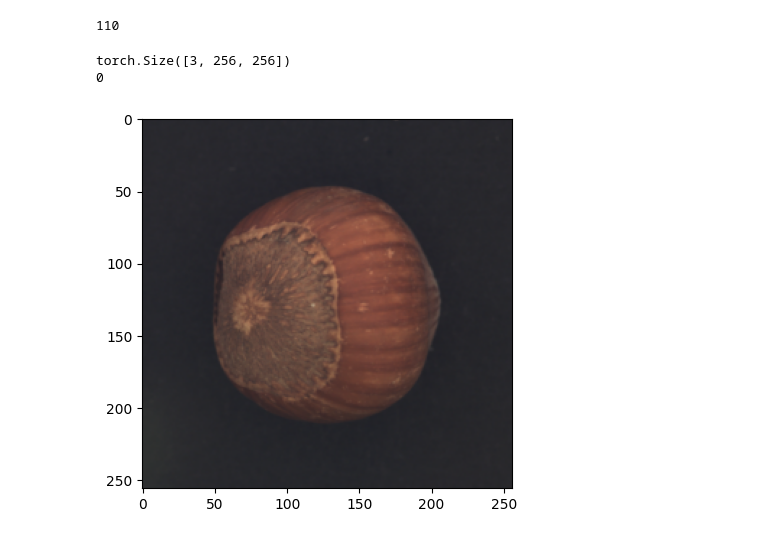
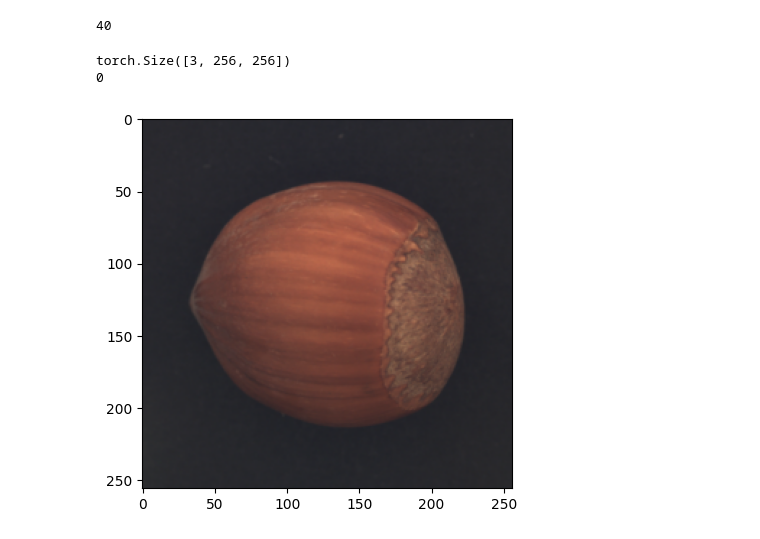
Before and after one commit to es-ude/anomaly-detection-demo, a Jupyter notebook: notebooks/data_exploration.ipynb, the cells around one changed output. Drawn from its saved outputs; the diff is of its cells as text; code cells hidden in the pictures.

Commit message:
allow to selectivly include anomalies
Signed-off-by: Julian Hoever <julianhoever@posteo.de>

```diff
--- a/notebooks/data_exploration.ipynb
+++ b/notebooks/data_exploration.ipynb
@@ -22,17 +22,17 @@ mvtec_dataset = partial(
 )
 
 ds_train = mvtec_dataset(training_set=True)
-ds_test = mvtec_dataset(training_set=False)
+ds_test = mvtec_dataset(training_set=False, anomalies=["good"])
 # %%
 len(ds_test)
 # %% [output]
-110
+40
 # %%
-image, label = ds_test[0]
+image, label = ds_test[20]
 plt.imshow(image.movedim(0, -1))
 print(image.shape)
 print(label)
 # %% [output]
 torch.Size([3, 256, 256])
 0
-[figure, old version]
+[figure, new version]
```
Also changed, not shown: parts of 1 cell of this notebook, 4 other files.
